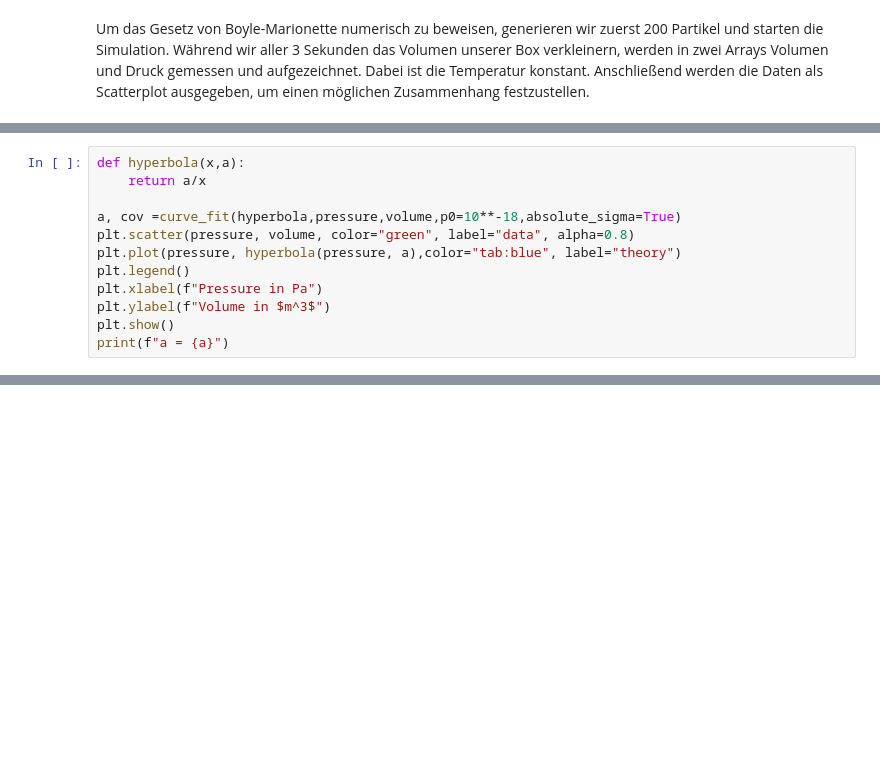
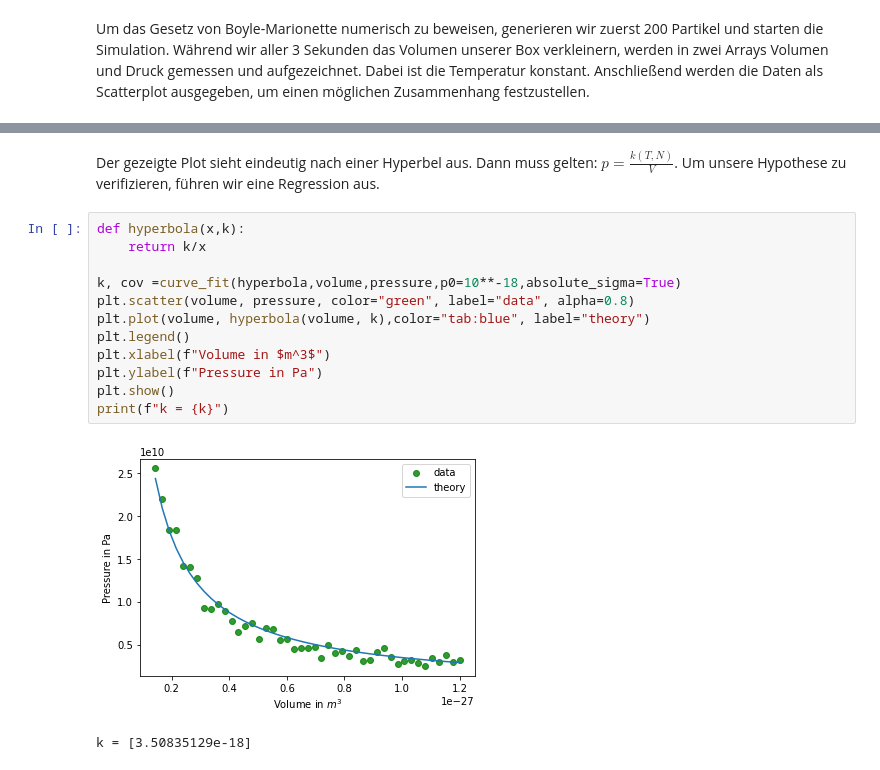
Before and after one commit to XDRoffler/IdealGas, a Jupyter notebook: FinalProject.ipynb, the cells around one changed output, grey strips where cells are left out. Saved outputs shown, nothing was run; the diff lists cells and outputs as text; blank space fills up the shorter version.

```diff
--- a/FinalProject.ipynb
+++ b/FinalProject.ipynb
@@ -570,12 +602,0 @@ Der gezeigte Plot sieht eindeutig nach einer Hyperbel aus. Dann müsste gelten:
-# %%
-def hyperbola(x,a):
-    return a/x
-
-a, cov =curve_fit(hyperbola,pressure,volume,p0=10**-18,absolute_sigma=True)
-plt.scatter(pressure, volume, color="green", label="data", alpha=0.8)
-plt.plot(pressure, hyperbola(pressure, a),color="tab:blue", label="theory")
-plt.legend()
-plt.xlabel(f"Pressure in Pa")
-plt.ylabel(f"Volume in $m^3$")
-plt.show()
-print(f"a = {a}")
@@ -691,0 +631,17 @@ simulation.stop()
+# %% [markdown]
+Der gezeigte Plot sieht eindeutig nach einer Hyperbel aus. Dann muss gelten: $p=\frac{k(T,N)}{V}$. Um unsere Hypothese zu verifizieren, führen wir eine Regression aus.
+# %%
+def hyperbola(x,k):
+    return k/x
+
+k, cov =curve_fit(hyperbola,volume,pressure,p0=10**-18,absolute_sigma=True)
+plt.scatter(volume, pressure, color="green", label="data", alpha=0.8)
+plt.plot(volume, hyperbola(volume, k),color="tab:blue", label="theory")
+plt.legend()
+plt.xlabel(f"Volume in $m^3$")
+plt.ylabel(f"Pressure in Pa")
+plt.show()
+print(f"k = {k}")
+# %% [output]
+[figure, added]
+k = [3.50835129e-18]
```
Also changed, not shown: parts of 70 cells of this notebook.
